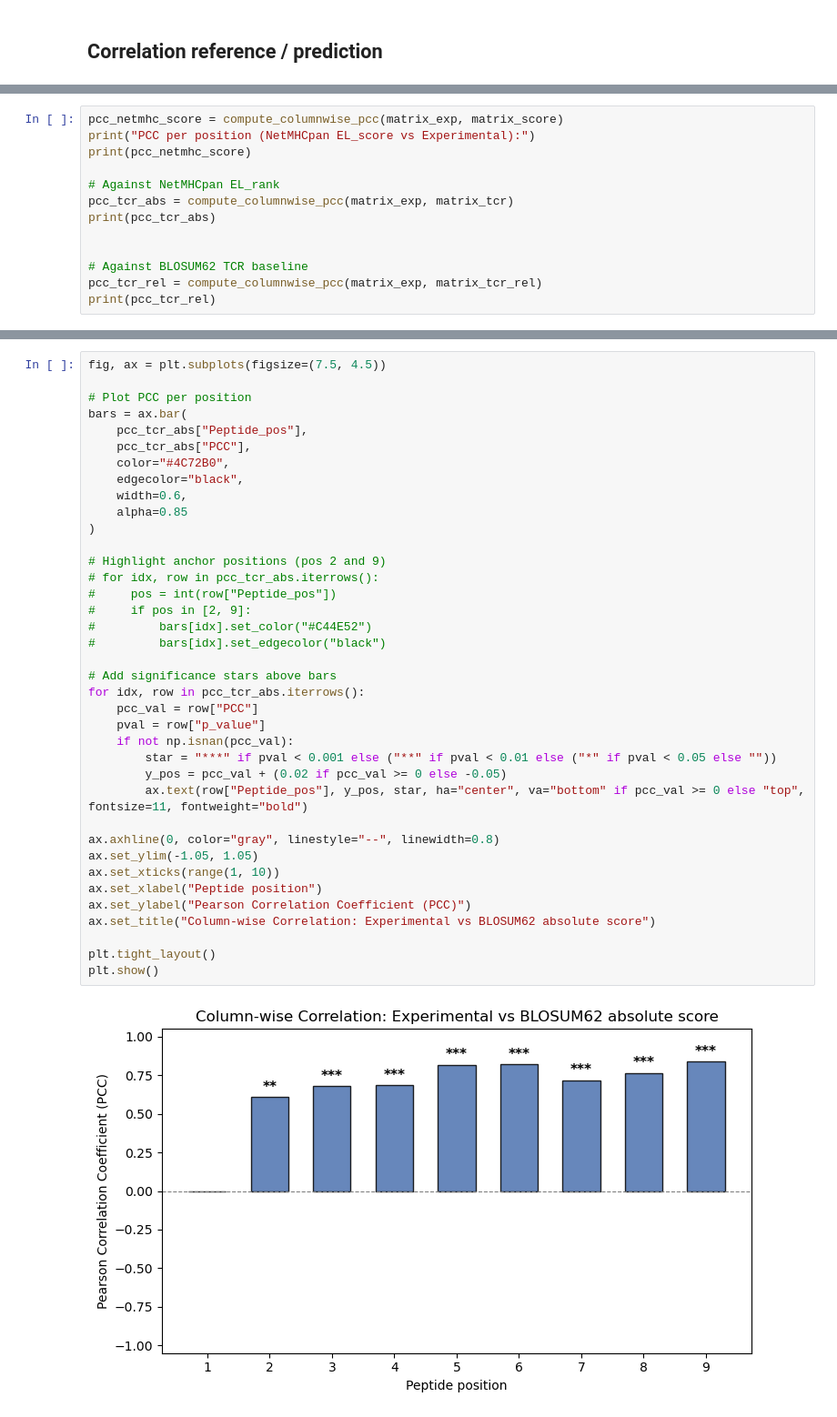
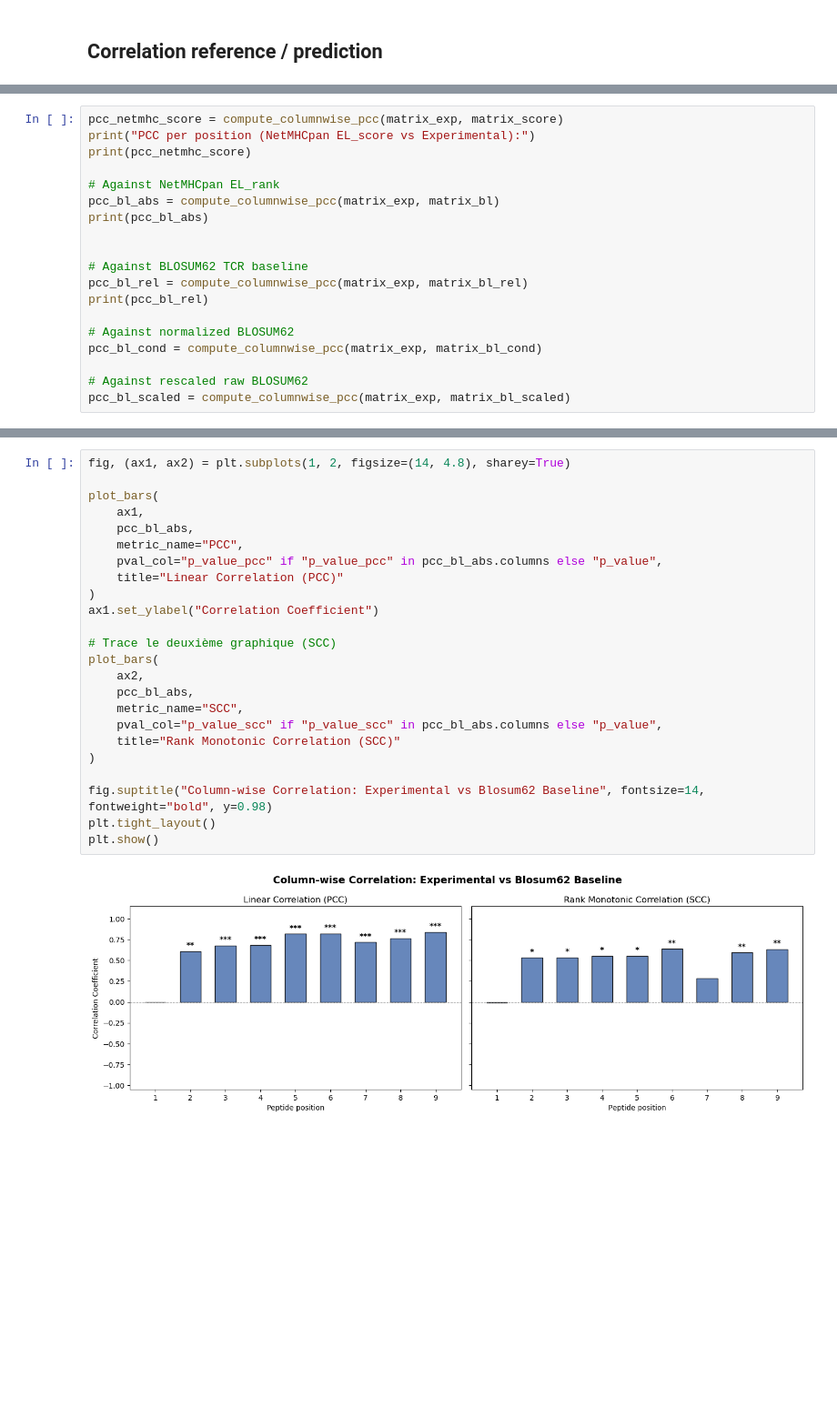
Before and after one commit to MaxenceMarbouty/pred_TCR_fingerprints, a Jupyter notebook: notebooks/00_Data_Visu_Explo.ipynb, the cells around one changed output, grey strips where cells are left out. Shown at 91% size. Saved outputs shown, nothing was run; the diff lists cells and outputs as text; blank space fills up the shorter version.

```diff
--- a/notebooks/00_Data_Visu_Explo.ipynb
+++ b/notebooks/00_Data_Visu_Explo.ipynb
@@ -382,12 +571,18 @@ print("PCC per position (NetMHCpan EL_score vs Experimental):")
 print(pcc_netmhc_score)
 
 # Against NetMHCpan EL_rank
-pcc_tcr_abs = compute_columnwise_pcc(matrix_exp, matrix_tcr)
-print(pcc_tcr_abs)
+pcc_bl_abs = compute_columnwise_pcc(matrix_exp, matrix_bl)
+print(pcc_bl_abs)
 
 
 # Against BLOSUM62 TCR baseline
-pcc_tcr_rel = compute_columnwise_pcc(matrix_exp, matrix_tcr_rel)
-print(pcc_tcr_rel)
+pcc_bl_rel = compute_columnwise_pcc(matrix_exp, matrix_bl_rel)
+print(pcc_bl_rel)
+
+# Against normalized BLOSUM62
+pcc_bl_cond = compute_columnwise_pcc(matrix_exp, matrix_bl_cond)
+
+# Against rescaled raw BLOSUM62
+pcc_bl_scaled = compute_columnwise_pcc(matrix_exp, matrix_bl_scaled)
 # %% [output]
 PCC per position (NetMHCpan EL_score vs Experimental):
@@ -450,41 +673,27 @@ plt.show()
 # %%
-fig, ax = plt.subplots(figsize=(7.5, 4.5))
+fig, (ax1, ax2) = plt.subplots(1, 2, figsize=(14, 4.8), sharey=True)
 
-# Plot PCC per position
-bars = ax.bar(
-    pcc_tcr_abs["Peptide_pos"],
-    pcc_tcr_abs["PCC"],
-    color="#4C72B0",
-    edgecolor="black",
-    width=0.6,
-    alpha=0.85
+plot_bars(
+    ax1,
+    pcc_bl_abs,
+    metric_name="PCC",
+    pval_col="p_value_pcc" if "p_value_pcc" in pcc_bl_abs.columns else "p_value",
+    title="Linear Correlation (PCC)"
+)
+ax1.set_ylabel("Correlation Coefficient")
+
+# Trace le deuxième graphique (SCC)
+plot_bars(
+    ax2,
+    pcc_bl_abs,
+    metric_name="SCC",
+    pval_col="p_value_scc" if "p_value_scc" in pcc_bl_abs.columns else "p_value",
+    title="Rank Monotonic Correlation (SCC)"
 )
 
-# Highlight anchor positions (pos 2 and 9)
-# for idx, row in pcc_tcr_abs.iterrows():
-#     pos = int(row["Peptide_pos"])
-#     if pos in [2, 9]:
-#         bars[idx].set_color("#C44E52")
-#         bars[idx].set_edgecolor("black")
-
-# Add significance stars above bars
-for idx, row in pcc_tcr_abs.iterrows():
-    pcc_val = row["PCC"]
-    pval = row["p_value"]
-    if not np.isnan(pcc_val):
-        star = "***" if pval < 0.001 else ("**" if pval < 0.01 else ("*" if pval < 0.05 else ""))
-        y_pos = pcc_val + (0.02 if pcc_val >= 0 else -0.05)
-        ax.text(row["Peptide_pos"], y_pos, star, ha="center", va="bottom" if pcc_val >= 0 else "top", fontsize=11, fontweight="bold")
-
-ax.axhline(0, color="gray", linestyle="--", linewidth=0.8)
-ax.set_ylim(-1.05, 1.05)
-ax.set_xticks(range(1, 10))
-ax.set_xlabel("Peptide position")
-ax.set_ylabel("Pearson Correlation Coefficient (PCC)")
-ax.set_title("Column-wise Correlation: Experimental vs BLOSUM62 absolute score")
-
+fig.suptitle("Column-wise Correlation: Experimental vs Blosum62 Baseline", fontsize=14, fontweight="bold", y=0.98)
 plt.tight_layout()
 plt.show()
 # %% [output]
-[figure, old version]
+[figure, new version]
 # %%
```
Also changed, not shown: parts of 24 cells of this notebook, 4 other files.
